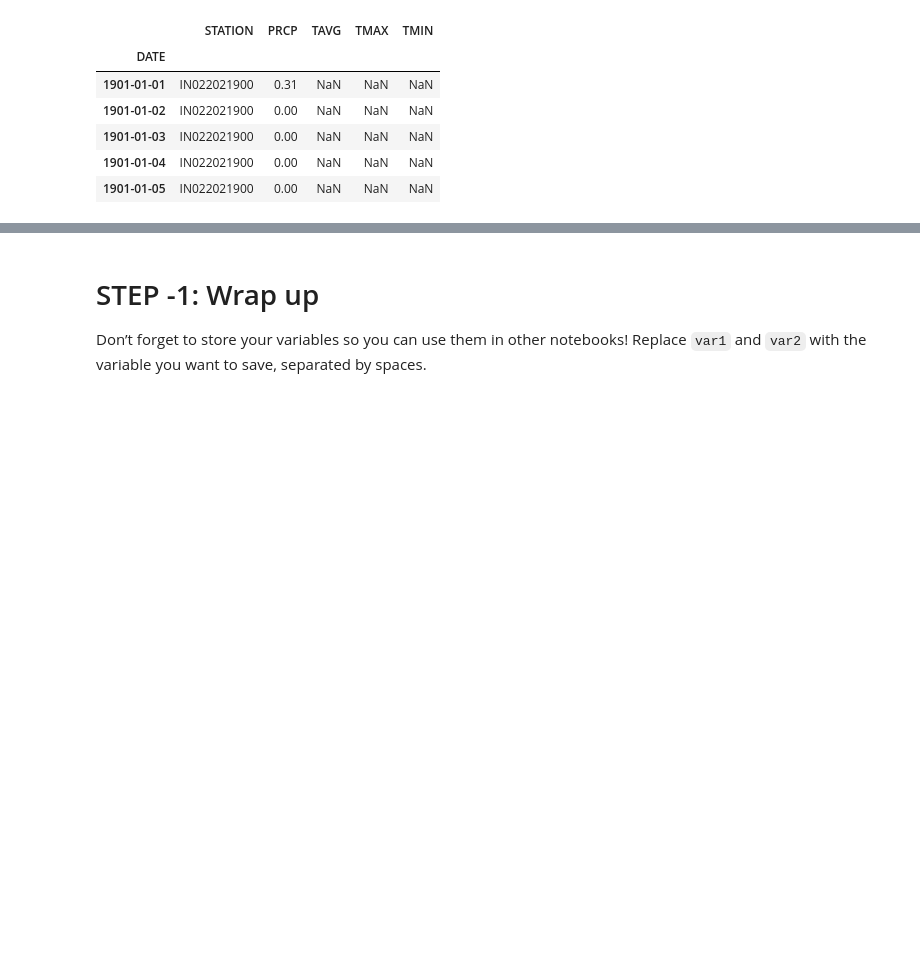
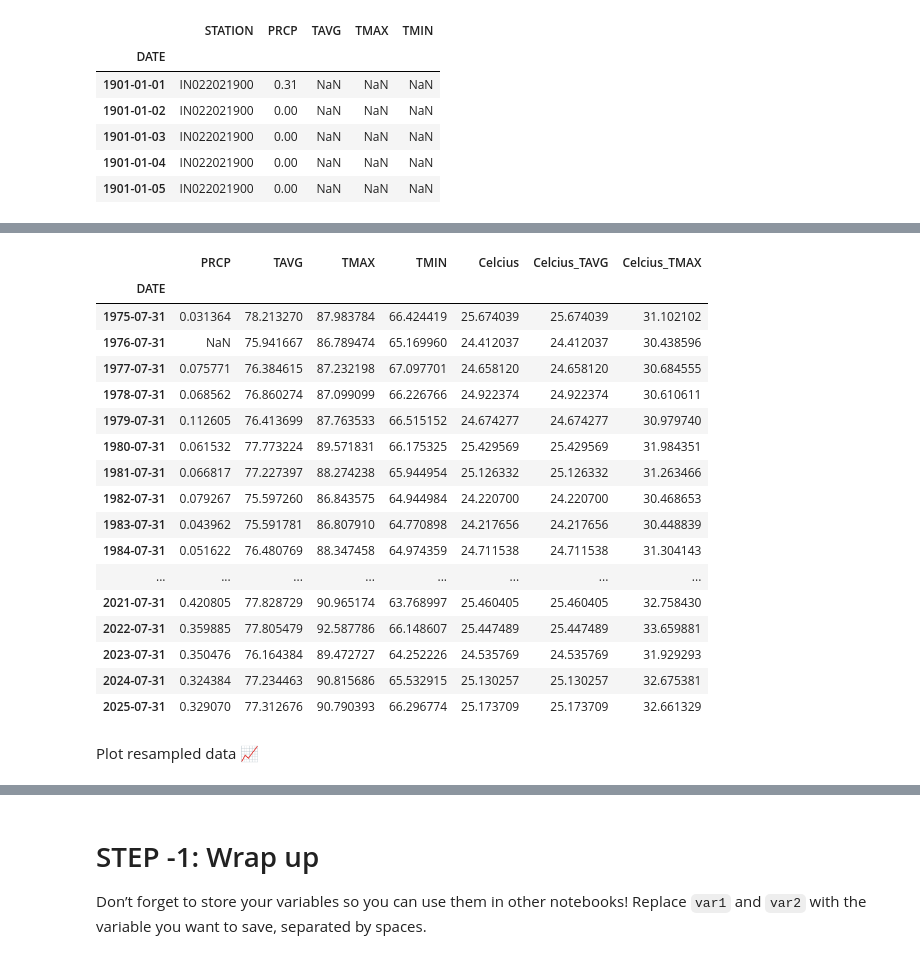
Before and after one commit to cu-esiil-edu/01-climate-git-gauravchakrabarty, a Jupyter notebook: notebooks/climate-98-download.ipynb, the cells around one changed output, grey strips where cells are left out. Cells and saved outputs as stored; diff of their text form; code cells hidden in the pictures; blank space fills up the shorter version.

```diff
--- a/notebooks/climate-98-download.ipynb
+++ b/notebooks/climate-98-download.ipynb
@@ -145,0 +205,8 @@ climate_df.plot(y='PRCP')
+# %%
+# Write a function to convert Fahrenheit to Celsius
+def fah_to_cel(fah):
+    """Convert temperature to Celcius"""
+    return (fah-32)*5/9 # Put your equation in here
+
+ND_1975_2025['Celcius'] = ND_1975_2025['TAVG'].apply(fah_to_cel)
+ND_1975_2025
@@ -145,0 +233,8 @@ climate_df.plot(y='PRCP')
+# %%
+# Write a function to convert Fahrenheit to Celsius
+def fah_to_cel(fah):
+    """Convert temperature to Celcius"""
+    return (fah-32)*5/9 # Put your equation in here
+
+ND_1975_2025['Celcius_TMAX'] = ND_1975_2025['TMAX'].apply(fah_to_cel)
+ND_1975_2025
@@ -145,0 +261,25 @@ climate_df.plot(y='PRCP')
+# %%
+# Resample the data to look at yearly mean values
+ND_1975_2025_mean = ND_1975_2025.resample('YE-JUL').mean()
+ND_1975_2025_mean
+# %% [output]
+|  | PRCP | TAVG | TMAX | TMIN | Celcius | Celcius_TAVG | Celcius_TMAX |
+| DATE |  |  |  |  |  |  |  |
+| 1975-07-31 | 0.031364 | 78.213270 | 87.983784 | 66.424419 | 25.674039 | 25.674039 | 31.102102 |
+| 1976-07-31 | NaN | 75.941667 | 86.789474 | 65.169960 | 24.412037 | 24.412037 | 30.438596 |
+| 1977-07-31 | 0.075771 | 76.384615 | 87.232198 | 67.097701 | 24.658120 | 24.658120 | 30.684555 |
+| 1978-07-31 | 0.068562 | 76.860274 | 87.099099 | 66.226766 | 24.922374 | 24.922374 | 30.610611 |
+| 1979-07-31 | 0.112605 | 76.413699 | 87.763533 | 66.515152 | 24.674277 | 24.674277 | 30.979740 |
+| 1980-07-31 | 0.061532 | 77.773224 | 89.571831 | 66.175325 | 25.429569 | 25.429569 | 31.984351 |
+| 1981-07-31 | 0.066817 | 77.227397 | 88.274238 | 65.944954 | 25.126332 | 25.126332 | 31.263466 |
+| 1982-07-31 | 0.079267 | 75.597260 | 86.843575 | 64.944984 | 24.220700 | 24.220700 | 30.468653 |
+| 1983-07-31 | 0.043962 | 75.591781 | 86.807910 | 64.770898 | 24.217656 | 24.217656 | 30.448839 |
+| 1984-07-31 | 0.051622 | 76.480769 | 88.347458 | 64.974359 | 24.711538 | 24.711538 | 31.304143 |
+| ... | ... | ... | ... | ... | ... | ... | ... |
+| 2021-07-31 | 0.420805 | 77.828729 | 90.965174 | 63.768997 | 25.460405 | 25.460405 | 32.758430 |
+| 2022-07-31 | 0.359885 | 77.805479 | 92.587786 | 66.148607 | 25.447489 | 25.447489 | 33.659881 |
+| 2023-07-31 | 0.350476 | 76.164384 | 89.472727 | 64.252226 | 24.535769 | 24.535769 | 31.929293 |
+| 2024-07-31 | 0.324384 | 77.234463 | 90.815686 | 65.532915 | 25.130257 | 25.130257 | 32.675381 |
+| 2025-07-31 | 0.329070 | 77.312676 | 90.790393 | 66.296774 | 25.173709 | 25.173709 | 32.661329 |
+# %% [markdown]
+Plot resampled data 📈
```
Also changed, not shown: parts of 18 cells of this notebook, 1 other file.
